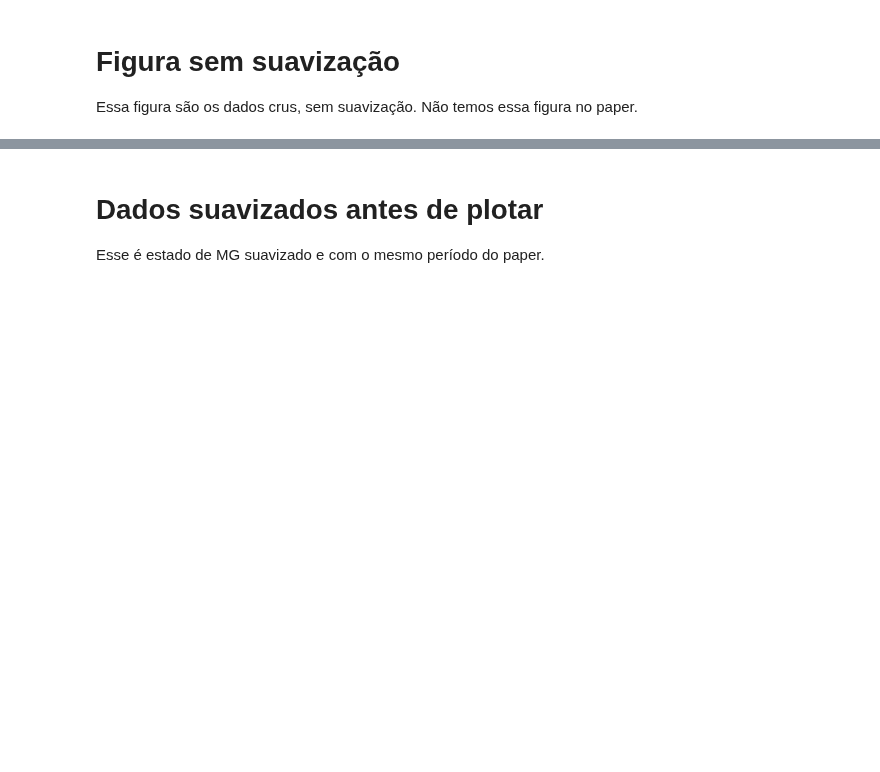
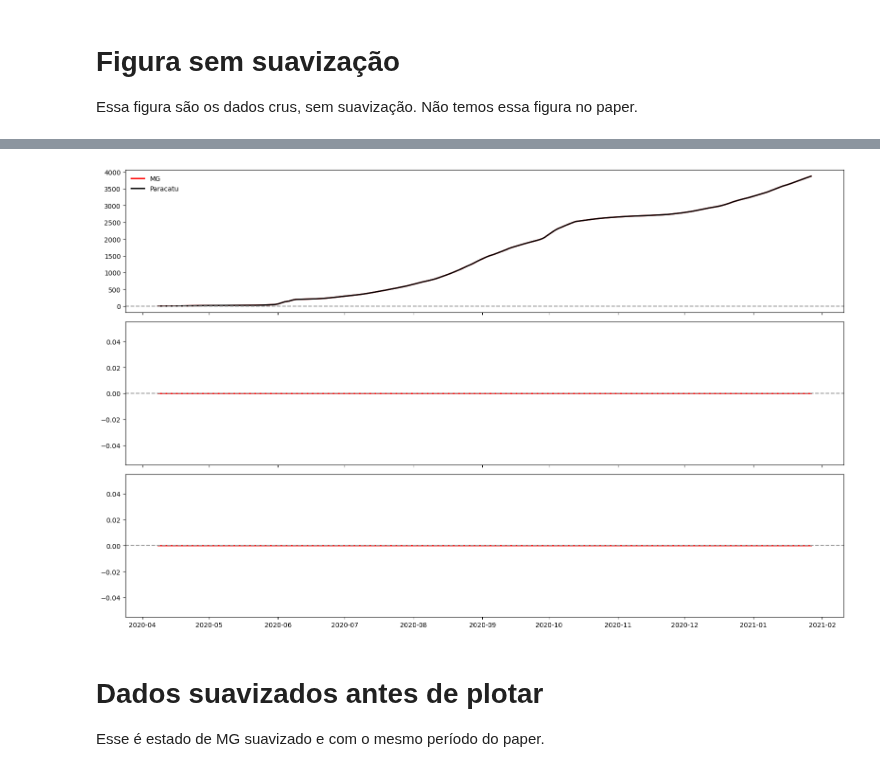
Before and after one commit to carloszan/covid, a Jupyter notebook: 2.figuras-com-todos-os-dados.ipynb, the cells around one changed output, grey strips where cells are left out. Saved outputs shown, nothing was run; the diff lists cells and outputs as text; code cells hidden in the pictures; blank space fills up the shorter version.

```diff
--- a/2.figuras-com-todos-os-dados.ipynb
+++ b/2.figuras-com-todos-os-dados.ipynb
@@ -145,3 +171,16 @@ _, _ = save_figs(df1, df2, 'populacaoTCU2019', 'casosAcumulado', 'data', 'MG', '
+# %%
+# brasilio_df2[(['last_available_confirmed', 'date'])].sort_values(by='date').tail(),datasus_df2[(datasus_df2['data'] <= '2021-03-29')][['casosAcumulado', 'data']].sort_values(by='data').tail()
+
+algumacoisa = brasilio_df2[['last_available_confirmed', 'date']].merge(datasus_df2[['casosAcumulado', 'data', 'populacaoTCU2019']], left_on='date', right_on='data')
+algumacoisa['casosAcumulado'] = algumacoisa['casosAcumulado'].astype(int)
+algumacoisa['diferenca'] = algumacoisa['casosAcumulado'] - algumacoisa['last_available_confirmed']
+algumacoisa.describe()
+algumacoisa1 = algumacoisa[algumacoisa['casosAcumulado'] <= (2 * algumacoisa['casosAcumulado'].std())]
+algumacoisa1.dtypes
+
+_, _ = save_figs(algumacoisa1, algumacoisa1, 'populacaoTCU2019', 'casosAcumulado', 'data', 'MG', 'Paracatu')
+# %% [output]
+[figure, added]
 # %% [markdown]
 # Dados suavizados antes de plotar
 
```
Also changed, not shown: parts of 10 cells of this notebook, 1 other file.
